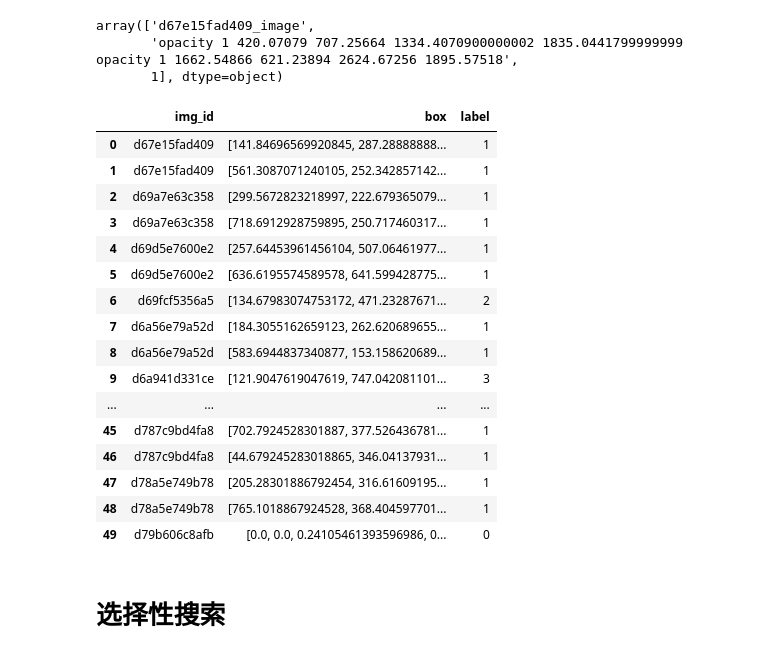
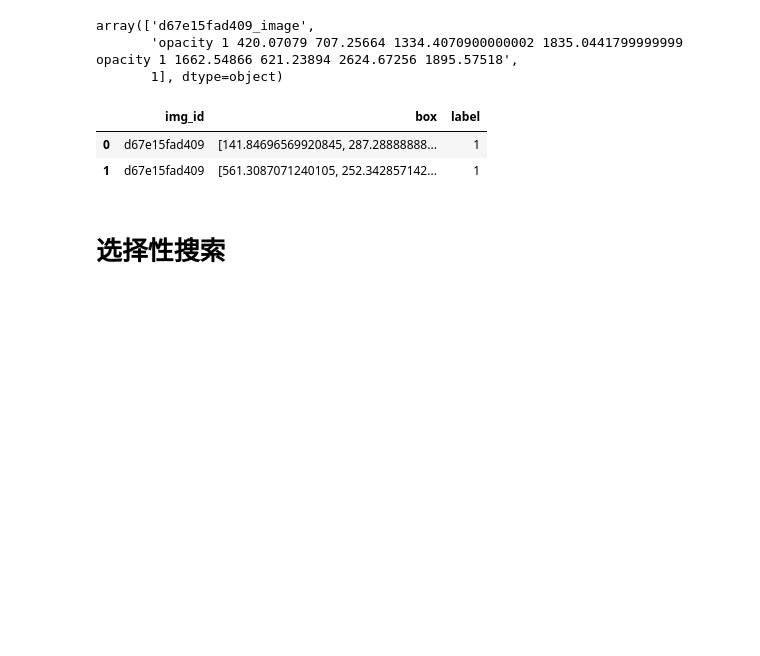
Before and after one commit to houyi2000/MLProjectSumer2021, a Jupyter notebook: Project.ipynb, the cells around one changed output. Cells and saved outputs as stored; diff of their text form; code cells hidden in the pictures; blank space fills up the shorter version.

```diff
--- a/Project.ipynb
+++ b/Project.ipynb
@@ -220,25 +220,11 @@ def boxpic(df):
 train_info = boxpic(train_info)
 valid_info = boxpic(valid_info)
 # %%
-valid_info.head()
+valid_info.head(2)
 # %% [output]
 |  | img_id | box | label |
 | 0 | d67e15fad409 | [141.84696569920845, 287.28888888... | 1 |
 | 1 | d67e15fad409 | [561.3087071240105, 252.342857142... | 1 |
-| 2 | d69a7e63c358 | [299.5672823218997, 222.679365079... | 1 |
-| 3 | d69a7e63c358 | [718.6912928759895, 250.717460317... | 1 |
-| 4 | d69d5e7600e2 | [257.64453961456104, 507.06461977... | 1 |
-| 5 | d69d5e7600e2 | [636.6195574589578, 641.599428775... | 1 |
-| 6 | d69fcf5356a5 | [134.67983074753172, 471.23287671... | 2 |
-| 7 | d6a56e79a52d | [184.3055162659123, 262.620689655... | 1 |
-| 8 | d6a56e79a52d | [583.6944837340877, 153.158620689... | 1 |
-| 9 | d6a941d331ce | [121.9047619047619, 747.042081101... | 3 |
-| ... | ... | ... | ... |
-| 45 | d787c9bd4fa8 | [702.7924528301887, 377.526436781... | 1 |
-| 46 | d787c9bd4fa8 | [44.679245283018865, 346.04137931... | 1 |
-| 47 | d78a5e749b78 | [205.28301886792454, 316.61609195... | 1 |
-| 48 | d78a5e749b78 | [765.1018867924528, 368.404597701... | 1 |
-| 49 | d79b606c8afb | [0.0, 0.0, 0.24105461393596986, 0... | 0 |
 # %% [markdown]
 # 选择性搜索
 # %%
```
Also changed, not shown: parts of 1 cell of this notebook.
